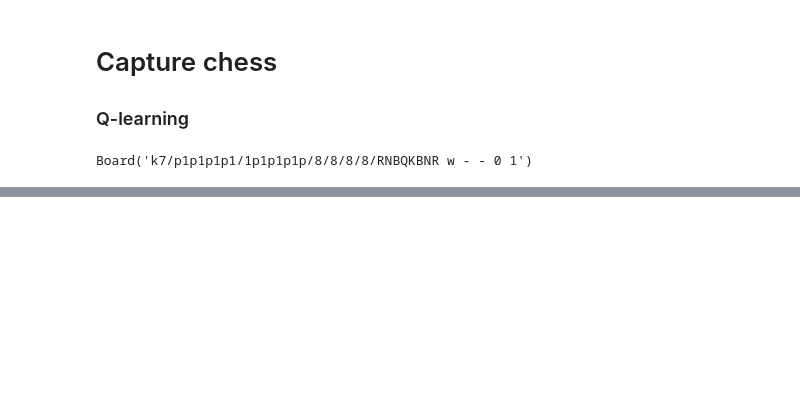
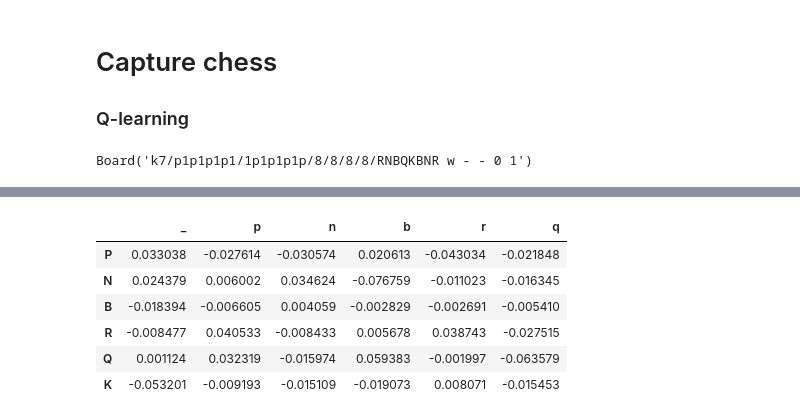
Before and after one commit to valinsogna/ReinForceMate, a Jupyter notebook: run_capture.ipynb, the cells around one changed output, grey strips where cells are left out. Cells and saved outputs as stored; diff of their text form; code cells hidden in the pictures; blank space fills up the shorter version.

```diff
--- a/run_capture.ipynb
+++ b/run_capture.ipynb
@@ -33,0 +49,45 @@ with open("final_game.pgn","w") as log:
+# %%
+import numpy as np
+import torch
+
+board.reset()
+bl = board.layer_board
+bl[6, :, :] = 1/10  # Assume we are on move 10
+
+bl_tensor = torch.from_numpy(bl).unsqueeze(0).float()  # Convert bl to a torch.Tensor
+
+av = R.agent.get_action_values(bl_tensor)
+av = av.reshape((64, 64))
+
+p = board.board.piece_at(20)  # .symbol()
+
+# Convert av to a NumPy array
+av_np = av.detach().numpy()
+
+white_pieces = ['P', 'N', 'B', 'R', 'Q', 'K']
+black_piece = ['_', 'p', 'n', 'b', 'r', 'q', 'k']
+
+df = pd.DataFrame(np.zeros((6, 7)))
+
+df.index = white_pieces
+df.columns = black_piece
+
+for from_square in range(16):
+    for to_square in range(30, 64):
+        from_piece = board.board.piece_at(from_square).symbol()
+        to_piece = board.board.piece_at(to_square)
+        if to_piece:
+            to_piece = to_piece.symbol()
+        else:
+            to_piece = '_'
+        df.loc[from_piece, to_piece] = av_np[from_square, to_square]
+# %%
+df[['_','p','n','b','r','q']]
+# %% [output]
+|  | _ | p | n | b | r | q |
+| P | 0.033038 | -0.027614 | -0.030574 | 0.020613 | -0.043034 | -0.021848 |
+| N | 0.024379 | 0.006002 | 0.034624 | -0.076759 | -0.011023 | -0.016345 |
+| B | -0.018394 | -0.006605 | 0.004059 | -0.002829 | -0.002691 | -0.005410 |
+| R | -0.008477 | 0.040533 | -0.008433 | 0.005678 | 0.038743 | -0.027515 |
+| Q | 0.001124 | 0.032319 | -0.015974 | 0.059383 | -0.001997 | -0.063579 |
+| K | -0.053201 | -0.009193 | -0.015109 | -0.019073 | 0.008071 | -0.015453 |
```
Also changed, not shown: parts of 4 cells of this notebook, 2 other files.
